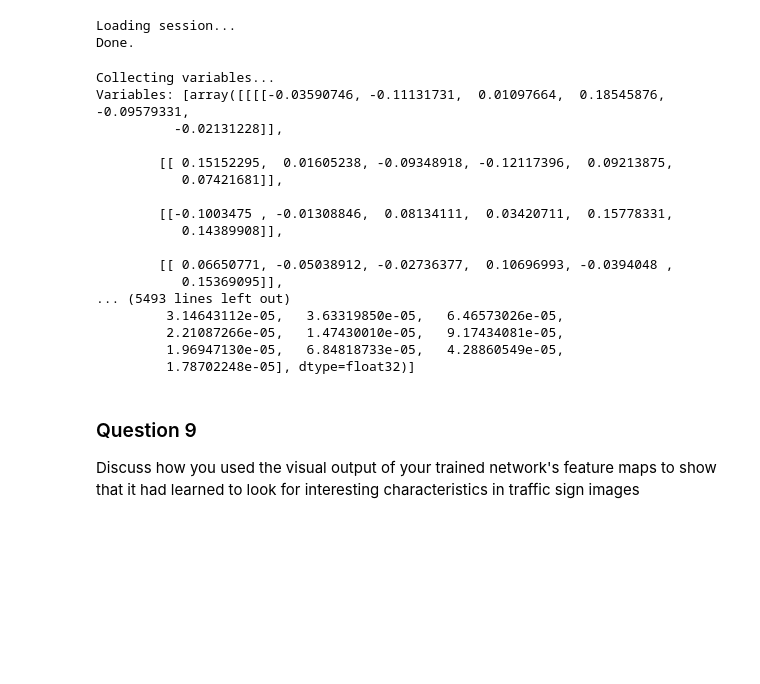
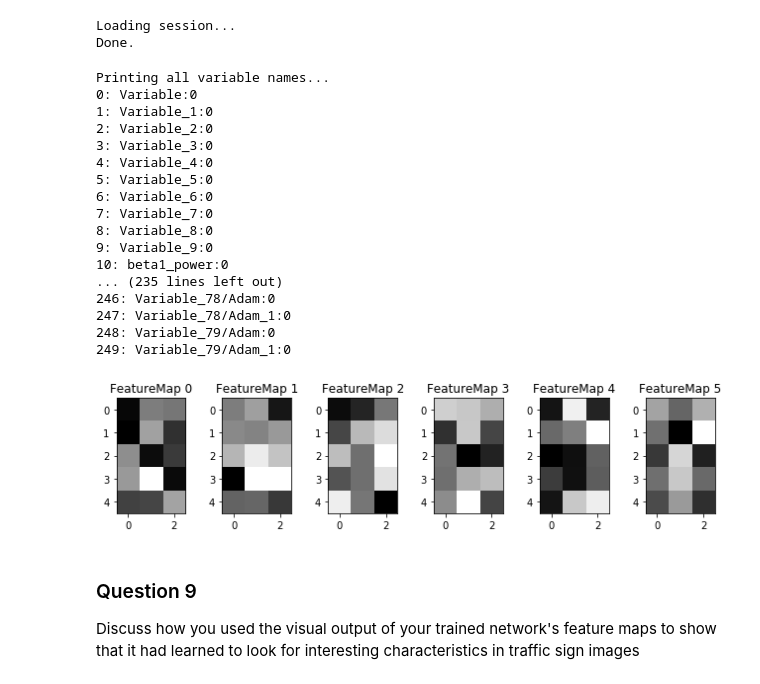
Before and after one commit to mwolfram/CarND-Traffic-Sign-Classifier-Project-mwolfram, a Jupyter notebook: Traffic_Sign_Classifier.ipynb, the cells around one changed output. Saved outputs shown, nothing was run; the diff lists cells and outputs as text; code cells hidden in the pictures; blank space fills up the shorter version.

```diff
--- a/Traffic_Sign_Classifier.ipynb
+++ b/Traffic_Sign_Classifier.ipynb
@@ -602,7 +624,7 @@ def outputFeatureMap(image_input, tf_activation, activation_min=-1, activation_m
     # image_input =
     # Note: x should be the same name as your network's tensorflow data placeholder variable
     # If you get an error tf_activation is not defined it maybe having trouble accessing the variable from inside a function
-    activation = tf_activation.eval(session=sess,feed_dict={x : image_input})
+    activation = tf_activation.eval(session=permanent_session)#,feed_dict={x : image_input})
     featuremaps = activation.shape[3]
     plt.figure(plt_num, figsize=(15,15))
     for featuremap in range(featuremaps):
@@ -616,18 +638,3 @@ def outputFeatureMap(image_input, tf_activation, activation_min=-1, activation_m
             plt.imshow(activation[0,:,:, featuremap], interpolation="nearest", vmin=activation_min, cmap="gray")
         else:
             plt.imshow(activation[0,:,:, featuremap], interpolation="nearest", cmap="gray")
-
-image_input = np.ndarray((1, 32, 32, 3))
-read_png_and_copy_to_dataset("signs_small/9_no_passing_32x32.PNG", image_input[0])
-
-# get tf variables
-saver = tf.train.Saver()
-with tf.Session() as sess:
-    saver.restore(sess, "./Traffic_Signs_LeNet_Greyscale_Normalized_after_epoch_17")
-    output = sess.run(tf.get_collection(tf.GraphKeys.VARIABLES, scope='my_scope'))
-    print(output)
-
-#saver = tf.train.Saver()
-#with tf.Session() as sess:
-#    saver.restore(sess, "./Traffic_Signs_LeNet_Greyscale_Normalized_after_epoch_17")
-#    outputFeatureMap(greyscale_and_normalize_dataset(image_input), logits)
@@ -645,28 +652,33 @@ print("Done.")
 # %% [output]
 Loading session...
 Done.
-# %%
-print("Collecting variables...")
-output = permanent_session.run(tf.get_collection(tf.GraphKeys.GLOBAL_VARIABLES))
-print("Variables:", output)
-# %% [output]
-Collecting variables...
-Variables: [array([[[[-0.03590746, -0.11131731,  0.01097664,  0.18545876, -0.09579331,
-          -0.02131228]],
-
-        [[ 0.15152295,  0.01605238, -0.09348918, -0.12117396,  0.09213875,
-           0.07421681]],
-
-        [[-0.1003475 , -0.01308846,  0.08134111,  0.03420711,  0.15778331,
-           0.14389908]],
-
-        [[ 0.06650771, -0.05038912, -0.02736377,  0.10696993, -0.0394048 ,
-           0.15369095]],
-... (5493 lines left out)
-         3.14643112e-05,   3.63319850e-05,   6.46573026e-05,
-         2.21087266e-05,   1.47430010e-05,   9.17434081e-05,
-         1.96947130e-05,   6.84818733e-05,   4.28860549e-05,
-         1.78702248e-05], dtype=float32)]
+# %%
+print("Printing all variable names...")
+
+global_variables = tf.global_variables()
+for i in range(len(global_variables)):
+    print(str(i) + ": " + str(global_variables[i].name))
+
+outputFeatureMap(image_input, tf.global_variables()[32])
+# %% [output]
+Printing all variable names...
+0: Variable:0
+1: Variable_1:0
+2: Variable_2:0
+3: Variable_3:0
+4: Variable_4:0
+5: Variable_5:0
+6: Variable_6:0
+7: Variable_7:0
+8: Variable_8:0
+9: Variable_9:0
+10: beta1_power:0
+... (235 lines left out)
+246: Variable_78/Adam:0
+247: Variable_78/Adam_1:0
+248: Variable_79/Adam:0
+249: Variable_79/Adam_1:0
+[figure, added]
 # %% [markdown]
 ### Question 9
 
```
Also changed, not shown: parts of 13 cells of this notebook.
